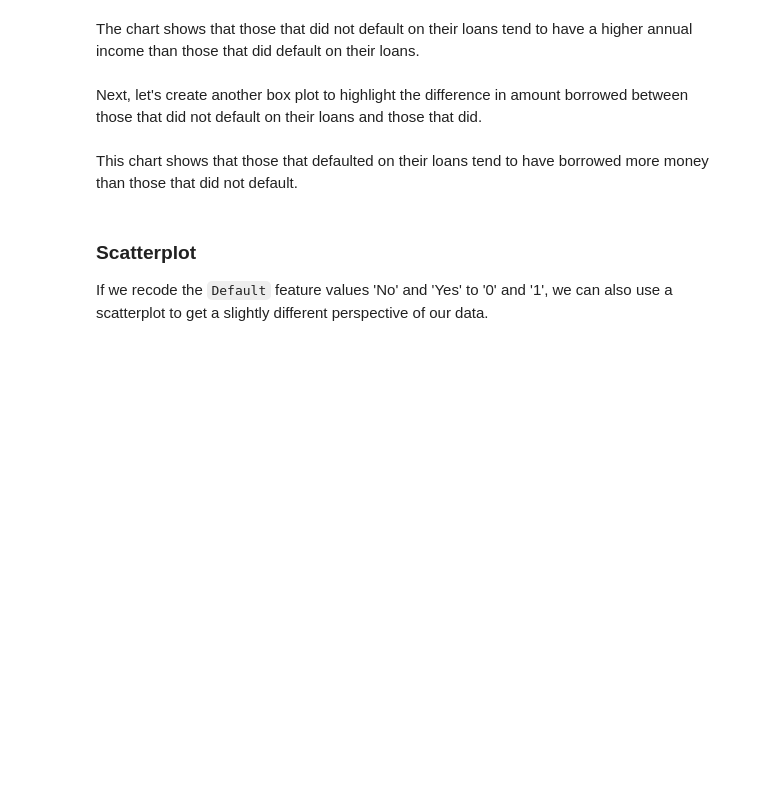
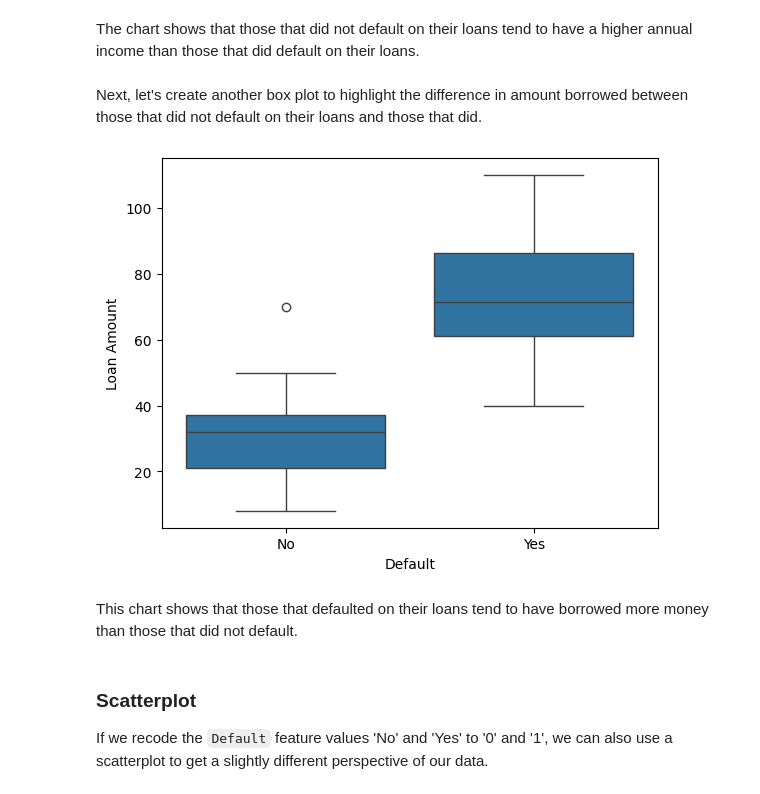
Before and after one commit to aritra19972603/machine-learning-with-python-logistic-regression-3211129, a Jupyter notebook: src/03b.ipynb, the cells around one changed output. Cells and saved outputs as stored; diff of their text form; code cells hidden in the pictures; blank space fills up the shorter version.

```diff
--- a/src/03b.ipynb
+++ b/src/03b.ipynb
@@ -88,6 +92,10 @@ Let's start by creating a boxplot that highlights the difference in annual incom
 The chart shows that those that did not default on their loans tend to have a higher annual income than those that did default on their loans.
 # %% [markdown]
 Next, let's create another box plot to highlight the difference in amount borrowed between those that did not default on their loans and those that did.
+# %%
+ax=sns.boxplot(data=loan, x='Default', y='Loan Amount')
+# %% [output]
+[figure, added]
 # %% [markdown]
 This chart shows that those that defaulted on their loans tend to have borrowed more money than those that did not default.
 # %% [markdown]
```
Also changed, not shown: parts of 3 cells of this notebook.
